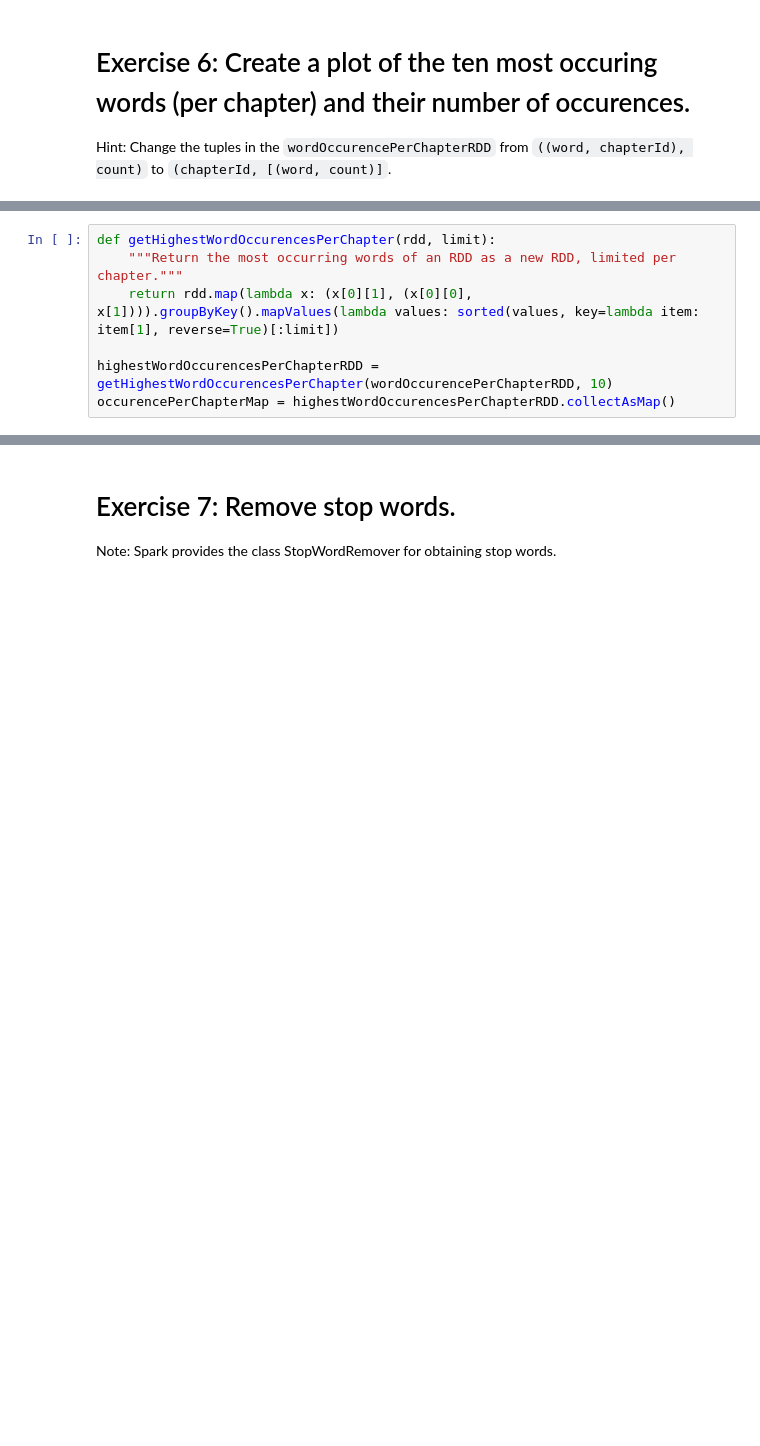
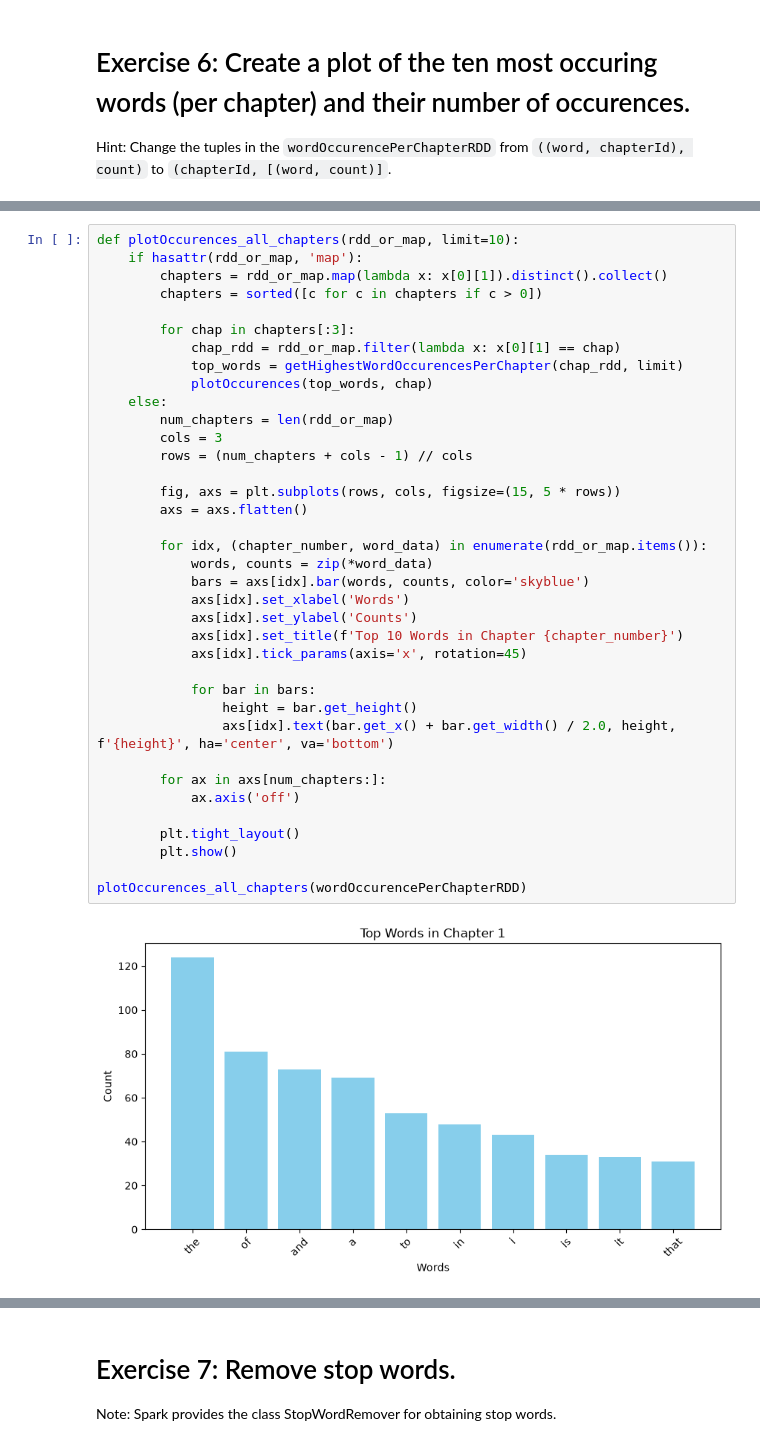
Before and after one commit to KrishnaKumar2002/Digitization-and-Data-Analytics, a Jupyter notebook: DDA EXERCISE/Ex 8/WordOccurenceCountWithMobyDick_skeleton.ipynb, the cells around one changed output, grey strips where cells are left out. Drawn from its saved outputs; the diff is of its cells as text; blank space fills up the shorter version.

```diff
--- a/DDA EXERCISE/Ex 8/WordOccurenceCountWithMobyDick_skeleton.ipynb
+++ b/DDA EXERCISE/Ex 8/WordOccurenceCountWithMobyDick_skeleton.ipynb
@@ -424,7 +417,39 @@ ModuleNotFoundError: No module named 'matplotlib'
 # %%
-def getHighestWordOccurencesPerChapter(rdd, limit):
-    """Return the most occurring words of an RDD as a new RDD, limited per chapter."""
-    return rdd.map(lambda x: (x[0][1], (x[0][0], x[1]))).groupByKey().mapValues(lambda values: sorted(values, key=lambda item: item[1], reverse=True)[:limit])
+def plotOccurences_all_chapters(rdd_or_map, limit=10):
+    if hasattr(rdd_or_map, 'map'):
+        chapters = rdd_or_map.map(lambda x: x[0][1]).distinct().collect()
+        chapters = sorted([c for c in chapters if c > 0])
 
-highestWordOccurencesPerChapterRDD = getHighestWordOccurencesPerChapter(wordOccurencePerChapterRDD, 10)
-occurencePerChapterMap = highestWordOccurencesPerChapterRDD.collectAsMap()
+        for chap in chapters[:3]:
+            chap_rdd = rdd_or_map.filter(lambda x: x[0][1] == chap)
+            top_words = getHighestWordOccurencesPerChapter(chap_rdd, limit)
+            plotOccurences(top_words, chap)
+    else:
+        num_chapters = len(rdd_or_map)
+        cols = 3
+        rows = (num_chapters + cols - 1) // cols
+
+        fig, axs = plt.subplots(rows, cols, figsize=(15, 5 * rows))
+        axs = axs.flatten()
+
+        for idx, (chapter_number, word_data) in enumerate(rdd_or_map.items()):
+            words, counts = zip(*word_data)
+            bars = axs[idx].bar(words, counts, color='skyblue')
+            axs[idx].set_xlabel('Words')
+            axs[idx].set_ylabel('Counts')
+            axs[idx].set_title(f'Top 10 Words in Chapter {chapter_number}')
+            axs[idx].tick_params(axis='x', rotation=45)
+
+            for bar in bars:
+                height = bar.get_height()
+                axs[idx].text(bar.get_x() + bar.get_width() / 2.0, height, f'{height}', ha='center', va='bottom')
+
+        for ax in axs[num_chapters:]:
+            ax.axis('off')
+
+        plt.tight_layout()
+        plt.show()
+
+plotOccurences_all_chapters(wordOccurencePerChapterRDD)
+# %% [output]
+[figure, added]
```
Also changed, not shown: parts of 10 cells of this notebook.
